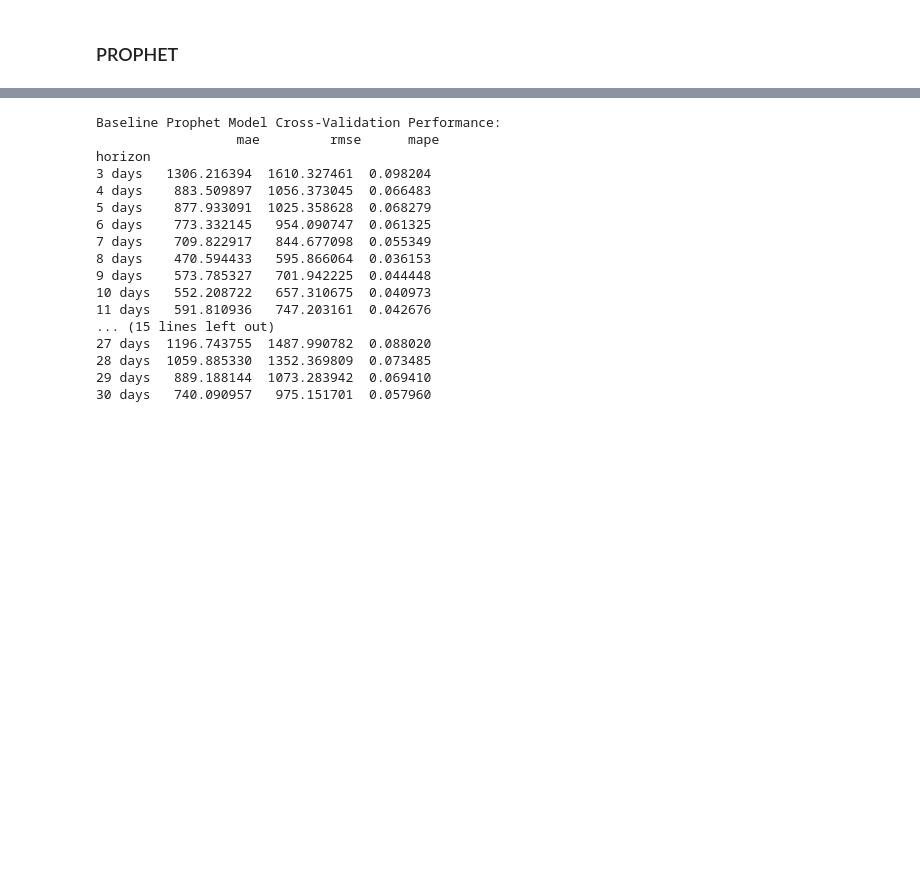
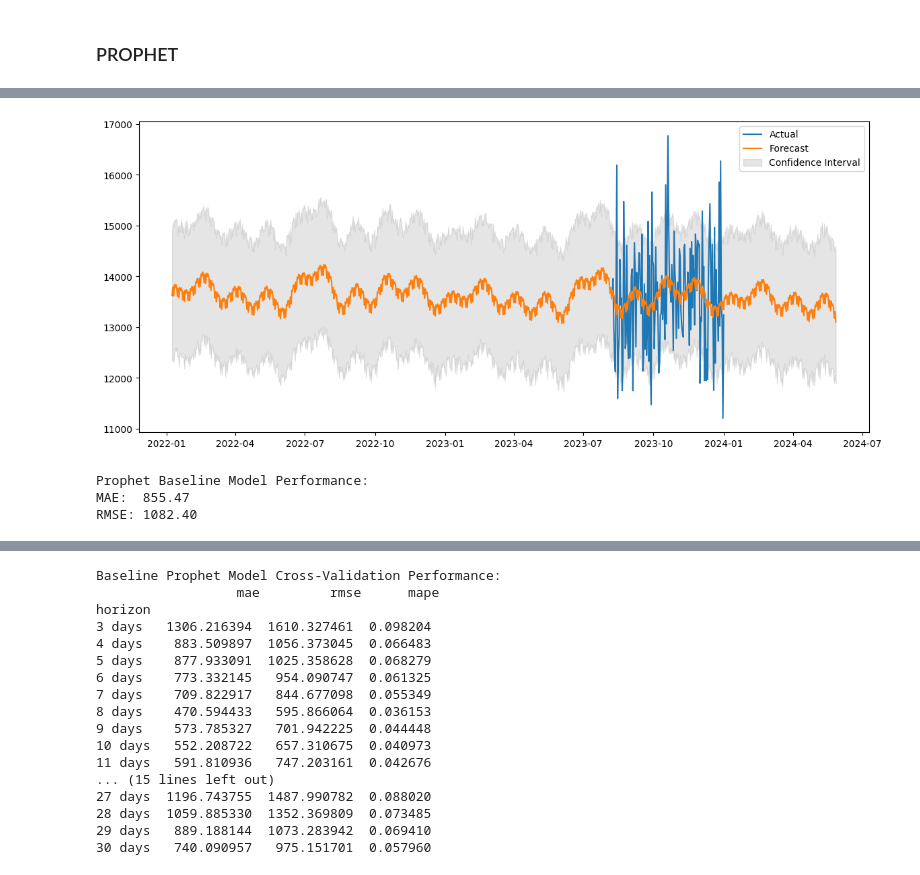
Before and after one commit to Brendatracy-miriti/Inventory_reorder_system, a Jupyter notebook: Notebook/inventory_reorder_system.ipynb, the cells around one changed output, grey strips where cells are left out. Saved outputs shown, nothing was run; the diff lists cells and outputs as text; code cells hidden in the pictures; blank space fills up the shorter version.

```diff
--- a/Notebook/inventory_reorder_system.ipynb
+++ b/Notebook/inventory_reorder_system.ipynb
@@ -966,0 +965,27 @@ from prophet.diagnostics import cross_validation, performance_metrics
+# %%
+# Generate forecast for test period
+future_dates = prophet_model.make_future_dataframe(periods=len(test_data))
+prophet_model_forecast = prophet_model.predict(future_dates)
+# %%
+# Visualize Prophet forecast vs actuals
+plt.figure(figsize=(14, 6))
+plt.title('Prophet Baseline Model: Actual vs Forecasted Demand', fontsize=14, fontweight='bold')
+plt.plot(test_data['ds'], test_data['y'], label='Actual')
+plt.plot(prophet_model_forecast['ds'], prophet_model_forecast['yhat'], label='Forecast')
+plt.fill_between(prophet_model_forecast['ds'], prophet_model_forecast['yhat_lower'], prophet_model_forecast['yhat_upper'], color='gray', alpha=0.2, label='Confidence Interval')
+plt.legend()
+plt.show()
+# %% [output]
+[figure, added]
+# %%
+# Plot Prophet Baseline predictions against Actual demand
+mae_prophet = mean_absolute_error(test_data['y'], prophet_model_forecast['yhat'][-len(test_data):])
+rmse_prophet = np.sqrt(mean_squared_error(test_data['y'], prophet_model_forecast['yhat'][-len(test_data):]))
+
+print(f"Prophet Baseline Model Performance:")
+print(f"MAE:  {mae_prophet:.2f}")
+print(f"RMSE: {rmse_prophet:.2f}")
+# %% [output]
+Prophet Baseline Model Performance:
+MAE:  855.47
+RMSE: 1082.40
```
Also changed, not shown: parts of 8 cells of this notebook, 1 other file.
